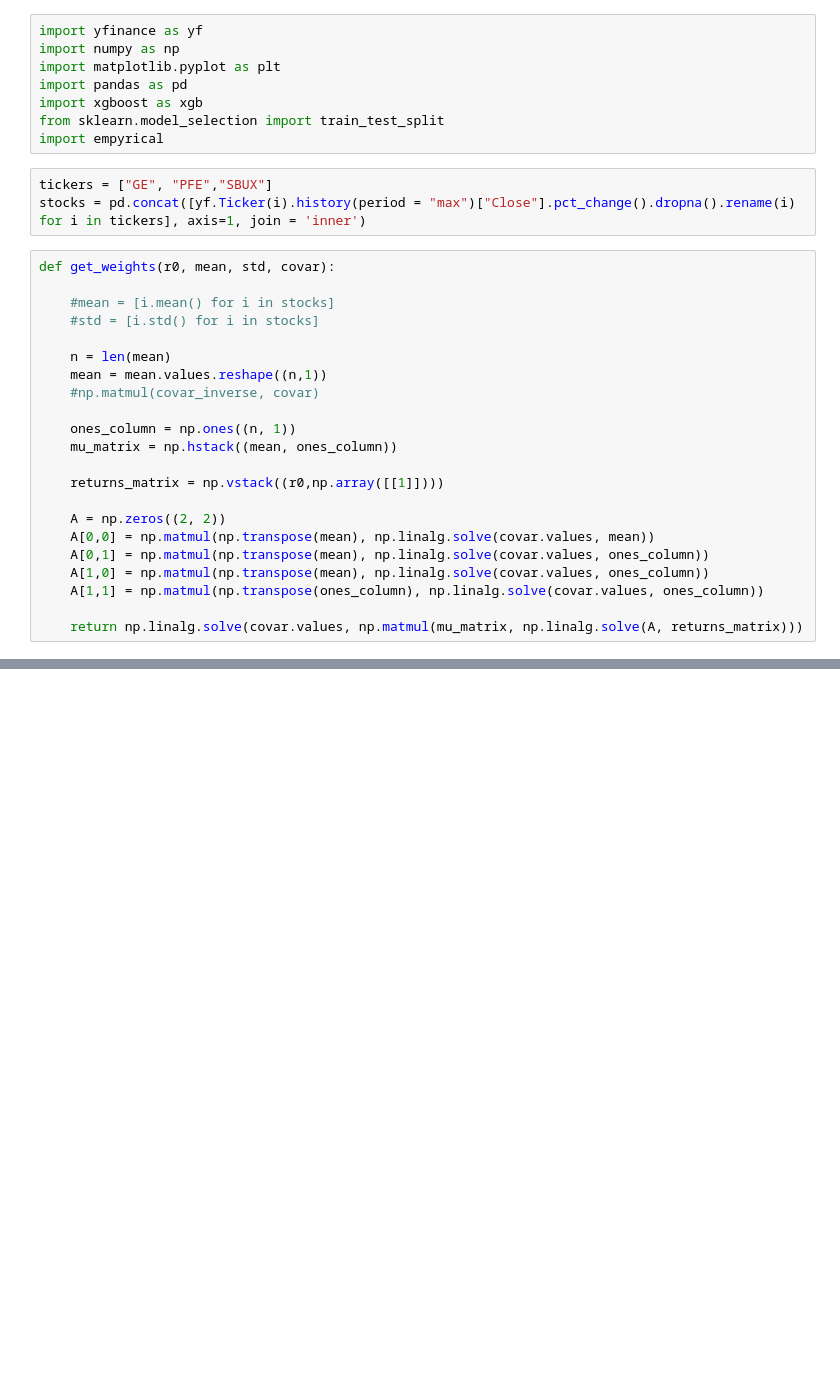
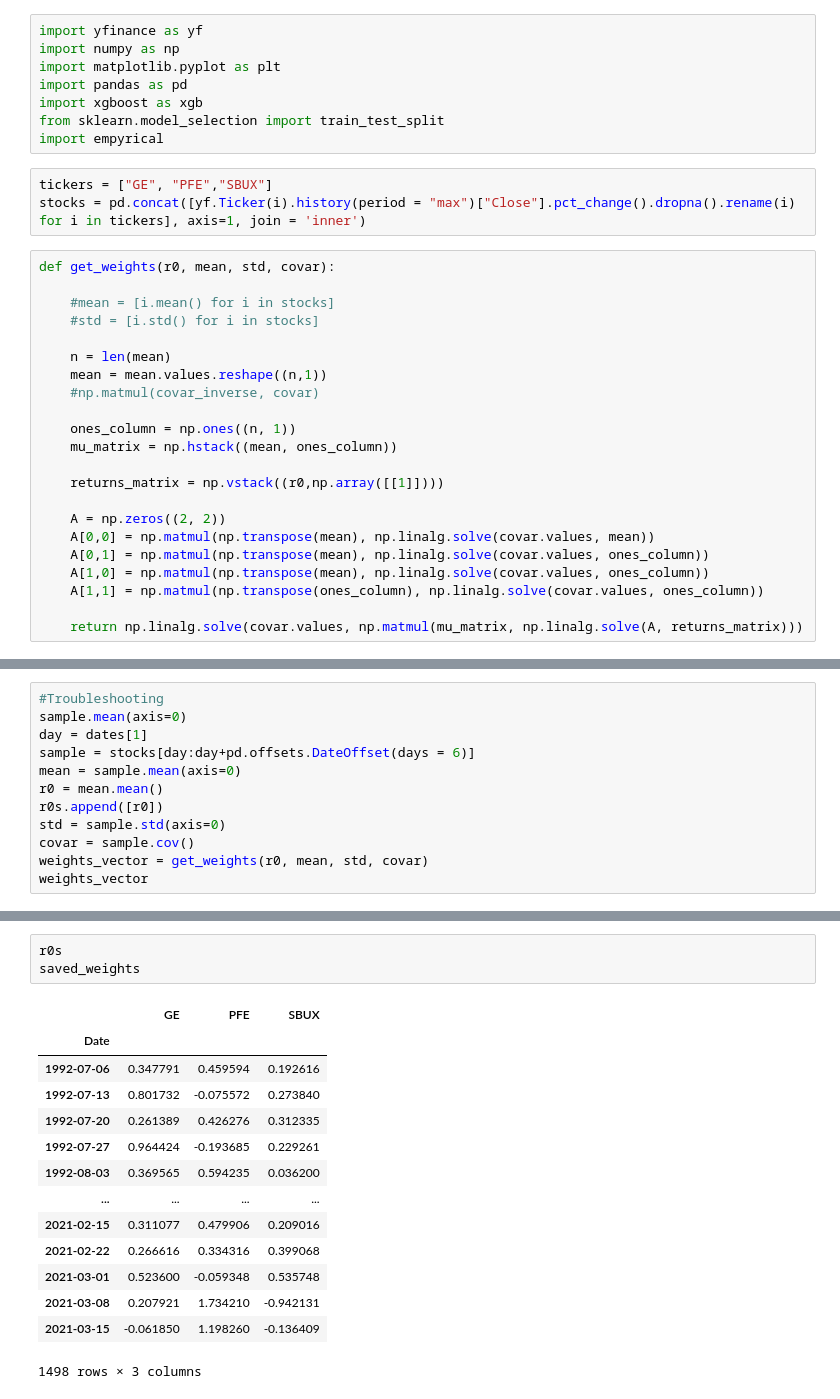
Before and after one commit to NSanip/Mentorship, a Jupyter notebook: Portfolio Creation Model.ipynb, the cells around one changed output, grey strips where cells are left out. Saved outputs shown, nothing was run; the diff lists cells and outputs as text; blank space fills up the shorter version.

```diff
--- a/Portfolio Creation Model.ipynb
+++ b/Portfolio Creation Model.ipynb
@@ -46,0 +61,12 @@ portfolio = portfolio.sort_index()
+# %%
+#Troubleshooting
+sample.mean(axis=0)
+day = dates[1]
+sample = stocks[day:day+pd.offsets.DateOffset(days = 6)]
+mean = sample.mean(axis=0)
+r0 = mean.mean()
+r0s.append([r0])
+std = sample.std(axis=0)
+covar = sample.cov()
+weights_vector = get_weights(r0, mean, std, covar)
+weights_vector
@@ -47,3 +95,21 @@ portfolio = portfolio.sort_index()
+# %%
+r0s
+saved_weights
+# %% [output]
+|  | GE | PFE | SBUX |
+| Date |  |  |  |
+| 1992-07-06 | 0.347791 | 0.459594 | 0.192616 |
+| 1992-07-13 | 0.801732 | -0.075572 | 0.273840 |
+| 1992-07-20 | 0.261389 | 0.426276 | 0.312335 |
+| 1992-07-27 | 0.964424 | -0.193685 | 0.229261 |
+| 1992-08-03 | 0.369565 | 0.594235 | 0.036200 |
+| ... | ... | ... | ... |
+| 2021-02-15 | 0.311077 | 0.479906 | 0.209016 |
+| 2021-02-22 | 0.266616 | 0.334316 | 0.399068 |
+| 2021-03-01 | 0.523600 | -0.059348 | 0.535748 |
+| 2021-03-08 | 0.207921 | 1.734210 | -0.942131 |
+| 2021-03-15 | -0.061850 | 1.198260 | -0.136409 |
+1498 rows × 3 columns
 # %%
 
 plt.plot((1+portfolio).cumprod())
```
Also changed, not shown: parts of 11 cells of this notebook, 1 other file.
